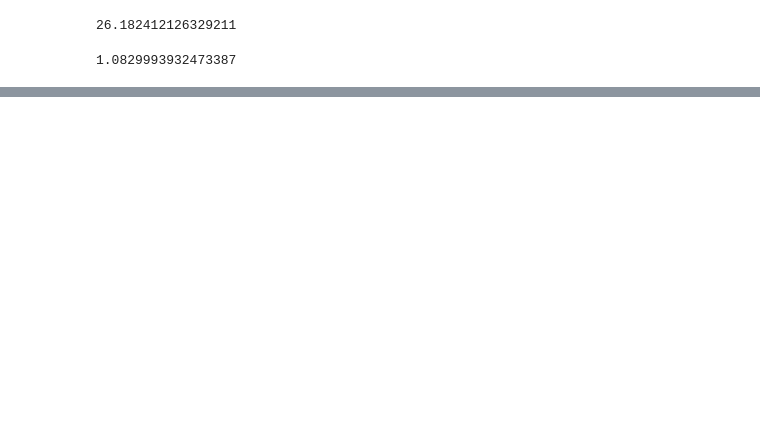
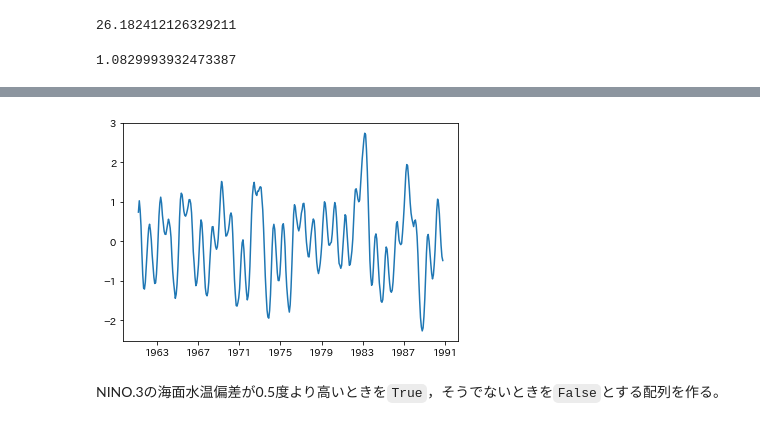
Before and after one commit to tenomoto/nwu-geoex2, a Jupyter notebook: nino3.ipynb, the cells around one changed output, grey strips where cells are left out. Saved outputs shown, nothing was run; the diff lists cells and outputs as text; code cells hidden in the pictures; blank space fills up the shorter version.

```diff
--- a/nino3.ipynb
+++ b/nino3.ipynb
@@ -88,0 +185,10 @@ plt.show()
+# %%
+kernel = np.ones(5)/5
+sst_nino3_smooth = np.convolve(sst_nino3, kernel, mode='valid')
+# %%
+plt.plot(dates_smooth, sst_nino3_smooth - sst_nino3_smooth.mean())
+plt.show()
+# %% [output]
+[figure, added]
+# %% [markdown]
+NINO.3の海面水温偏差が0.5度より高いときを`True`，そうでないときを`False`とする配列を作る。
```
Also changed, not shown: parts of 46 cells of this notebook, 11 other files.
